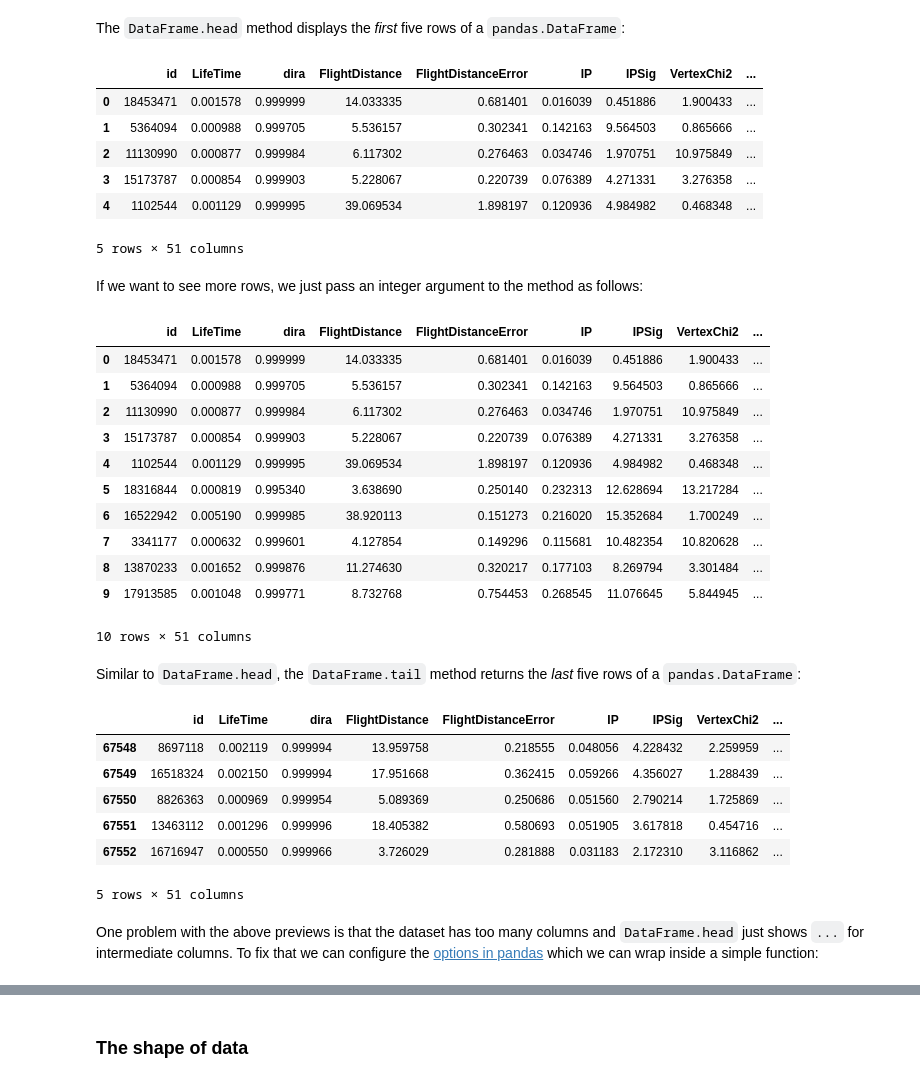
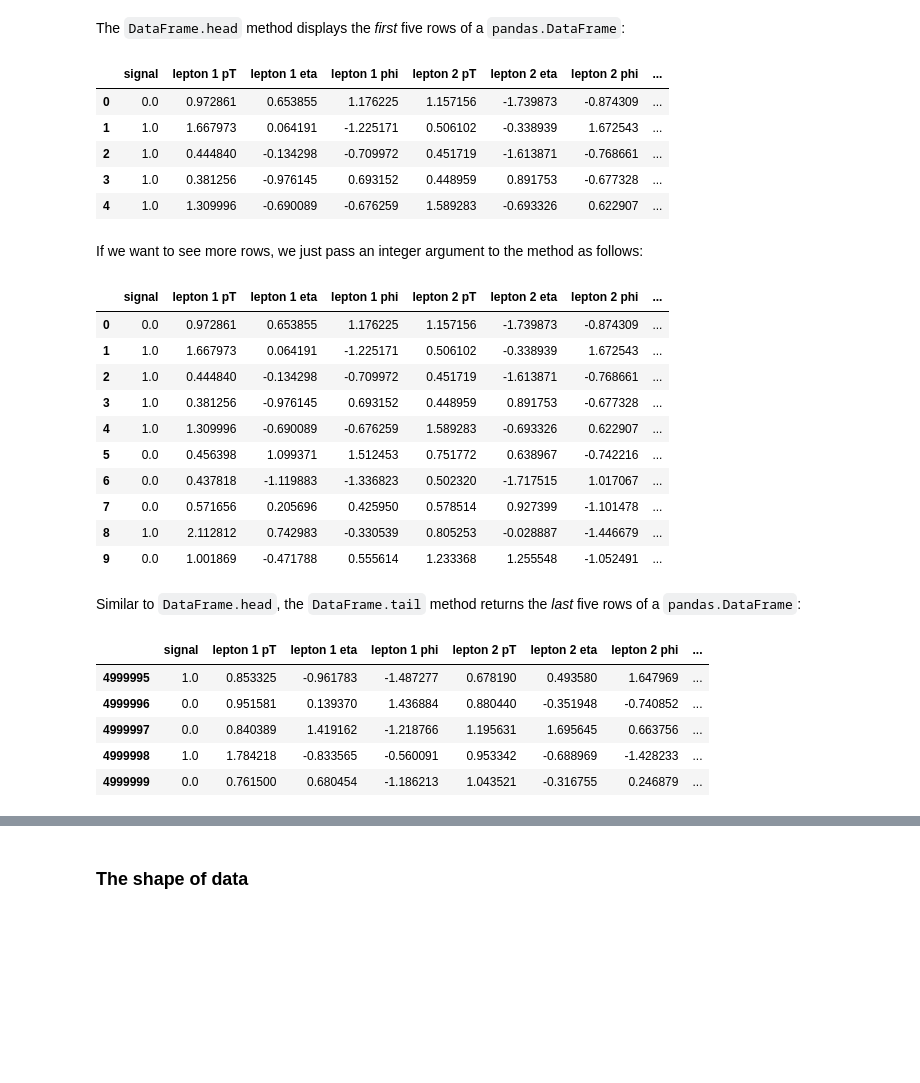
Before and after one commit to lewtun/hepml, a Jupyter notebook: notebooks/lesson01_intro-to-random-forests.ipynb, the cells around one changed output, grey strips where cells are left out. Drawn from its saved outputs; the diff is of its cells as text; code cells hidden in the pictures; blank space fills up the shorter version.

```diff
--- a/notebooks/lesson01_intro-to-random-forests.ipynb
+++ b/notebooks/lesson01_intro-to-random-forests.ipynb
@@ -86,3 +82,9 @@ test = pd.read_csv(DATA / "tau_decays_test.csv")
+# %%
+columns=["signal", "lepton 1 pT", "lepton 1 eta", "lepton 1 phi", "lepton 2 pT", "lepton 2 eta",
+         "lepton 2 phi", "missing energy magnitude", "missing energy phi", "MET_rel",
+         "axial MET", "M_R", "M_TR_2", "R", "MT2", "S_R", "M_Delta_R", "dPhi_r_b", "cos(theta_r1)"]
+# %%
+susy = pd.read_csv(DATA / "susy.gz", compression="gzip", names=columns)
 # %% [markdown]
 ## Inspect the data
 # %% [markdown]
@@ -92,43 +94,38 @@ This first thing you should do after creating a `pandas.DataFrame` is to inspect
 # %% [markdown]
 The `DataFrame.head` method displays the _first_ five rows of a `pandas.DataFrame`:
 # %%
-train.head()
+susy.head()
 # %% [output]
-|  | id | LifeTime | dira | FlightDistance | FlightDistanceError | IP | IPSig | VertexChi2 | ... |
-| 0 | 18453471 | 0.001578 | 0.999999 | 14.033335 | 0.681401 | 0.016039 | 0.451886 | 1.900433 | ... |
-| 1 | 5364094 | 0.000988 | 0.999705 | 5.536157 | 0.302341 | 0.142163 | 9.564503 | 0.865666 | ... |
-| 2 | 11130990 | 0.000877 | 0.999984 | 6.117302 | 0.276463 | 0.034746 | 1.970751 | 10.975849 | ... |
-| 3 | 15173787 | 0.000854 | 0.999903 | 5.228067 | 0.220739 | 0.076389 | 4.271331 | 3.276358 | ... |
-| 4 | 1102544 | 0.001129 | 0.999995 | 39.069534 | 1.898197 | 0.120936 | 4.984982 | 0.468348 | ... |
+|  | signal | lepton 1 pT | lepton 1 eta | lepton 1 phi | lepton 2 pT | lepton 2 eta | lepton 2 phi | ... |
+| 0 | 0.0 | 0.972861 | 0.653855 | 1.176225 | 1.157156 | -1.739873 | -0.874309 | ... |
+| 1 | 1.0 | 1.667973 | 0.064191 | -1.225171 | 0.506102 | -0.338939 | 1.672543 | ... |
+| 2 | 1.0 | 0.444840 | -0.134298 | -0.709972 | 0.451719 | -1.613871 | -0.768661 | ... |
+| 3 | 1.0 | 0.381256 | -0.976145 | 0.693152 | 0.448959 | 0.891753 | -0.677328 | ... |
+| 4 | 1.0 | 1.309996 | -0.690089 | -0.676259 | 1.589283 | -0.693326 | 0.622907 | ... |
-5 rows × 51 columns
 # %% [markdown]
 If we want to see more rows, we just pass an integer argument to the method as follows:
 # %%
-train.head(10)
+susy.head(10)
 # %% [output]
-|  | id | LifeTime | dira | FlightDistance | FlightDistanceError | IP | IPSig | VertexChi2 | ... |
-| 0 | 18453471 | 0.001578 | 0.999999 | 14.033335 | 0.681401 | 0.016039 | 0.451886 | 1.900433 | ... |
-| 1 | 5364094 | 0.000988 | 0.999705 | 5.536157 | 0.302341 | 0.142163 | 9.564503 | 0.865666 | ... |
-| 2 | 11130990 | 0.000877 | 0.999984 | 6.117302 | 0.276463 | 0.034746 | 1.970751 | 10.975849 | ... |
-| 3 | 15173787 | 0.000854 | 0.999903 | 5.228067 | 0.220739 | 0.076389 | 4.271331 | 3.276358 | ... |
-| 4 | 1102544 | 0.001129 | 0.999995 | 39.069534 | 1.898197 | 0.120936 | 4.984982 | 0.468348 | ... |
-| 5 | 18316844 | 0.000819 | 0.995340 | 3.638690 | 0.250140 | 0.232313 | 12.628694 | 13.217284 | ... |
-| 6 | 16522942 | 0.005190 | 0.999985 | 38.920113 | 0.151273 | 0.216020 | 15.352684 | 1.700249 | ... |
-| 7 | 3341177 | 0.000632 | 0.999601 | 4.127854 | 0.149296 | 0.115681 | 10.482354 | 10.820628 | ... |
-| 8 | 13870233 | 0.001652 | 0.999876 | 11.274630 | 0.320217 | 0.177103 | 8.269794 | 3.301484 | ... |
-| 9 | 17913585 | 0.001048 | 0.999771 | 8.732768 | 0.754453 | 0.268545 | 11.076645 | 5.844945 | ... |
+|  | signal | lepton 1 pT | lepton 1 eta | lepton 1 phi | lepton 2 pT | lepton 2 eta | lepton 2 phi | ... |
+| 0 | 0.0 | 0.972861 | 0.653855 | 1.176225 | 1.157156 | -1.739873 | -0.874309 | ... |
+| 1 | 1.0 | 1.667973 | 0.064191 | -1.225171 | 0.506102 | -0.338939 | 1.672543 | ... |
+| 2 | 1.0 | 0.444840 | -0.134298 | -0.709972 | 0.451719 | -1.613871 | -0.768661 | ... |
+| 3 | 1.0 | 0.381256 | -0.976145 | 0.693152 | 0.448959 | 0.891753 | -0.677328 | ... |
+| 4 | 1.0 | 1.309996 | -0.690089 | -0.676259 | 1.589283 | -0.693326 | 0.622907 | ... |
+| 5 | 0.0 | 0.456398 | 1.099371 | 1.512453 | 0.751772 | 0.638967 | -0.742216 | ... |
+| 6 | 0.0 | 0.437818 | -1.119883 | -1.336823 | 0.502320 | -1.717515 | 1.017067 | ... |
+| 7 | 0.0 | 0.571656 | 0.205696 | 0.425950 | 0.578514 | 0.927399 | -1.101478 | ... |
+| 8 | 1.0 | 2.112812 | 0.742983 | -0.330539 | 0.805253 | -0.028887 | -1.446679 | ... |
+| 9 | 0.0 | 1.001869 | -0.471788 | 0.555614 | 1.233368 | 1.255548 | -1.052491 | ... |
-10 rows × 51 columns
 # %% [markdown]
 Similar to `DataFrame.head`, the `DataFrame.tail` method returns the _last_ five rows of a `pandas.DataFrame`:
 # %%
-train.tail()
+susy.tail()
 # %% [output]
-|  | id | LifeTime | dira | FlightDistance | FlightDistanceError | IP | IPSig | VertexChi2 | ... |
-| 67548 | 8697118 | 0.002119 | 0.999994 | 13.959758 | 0.218555 | 0.048056 | 4.228432 | 2.259959 | ... |
-| 67549 | 16518324 | 0.002150 | 0.999994 | 17.951668 | 0.362415 | 0.059266 | 4.356027 | 1.288439 | ... |
-| 67550 | 8826363 | 0.000969 | 0.999954 | 5.089369 | 0.250686 | 0.051560 | 2.790214 | 1.725869 | ... |
-| 67551 | 13463112 | 0.001296 | 0.999996 | 18.405382 | 0.580693 | 0.051905 | 3.617818 | 0.454716 | ... |
-| 67552 | 16716947 | 0.000550 | 0.999966 | 3.726029 | 0.281888 | 0.031183 | 2.172310 | 3.116862 | ... |
+|  | signal | lepton 1 pT | lepton 1 eta | lepton 1 phi | lepton 2 pT | lepton 2 eta | lepton 2 phi | ... |
+| 4999995 | 1.0 | 0.853325 | -0.961783 | -1.487277 | 0.678190 | 0.493580 | 1.647969 | ... |
+| 4999996 | 0.0 | 0.951581 | 0.139370 | 1.436884 | 0.880440 | -0.351948 | -0.740852 | ... |
+| 4999997 | 0.0 | 0.840389 | 1.419162 | -1.218766 | 1.195631 | 1.695645 | 0.663756 | ... |
+| 4999998 | 1.0 | 1.784218 | -0.833565 | -0.560091 | 0.953342 | -0.688969 | -1.428233 | ... |
+| 4999999 | 0.0 | 0.761500 | 0.680454 | -1.186213 | 1.043521 | -0.316755 | 0.246879 | ... |
-5 rows × 51 columns
-# %% [markdown]
-One problem with the above previews is that the dataset has too many columns and `DataFrame.head` just shows `...` for intermediate columns. To fix that we can configure the [options in pandas](https://pandas.pydata.org/pandas-docs/version/0.15/options.html) which we can wrap inside a simple function:
```
Also changed, not shown: parts of 87 cells of this notebook, 16 other files.
